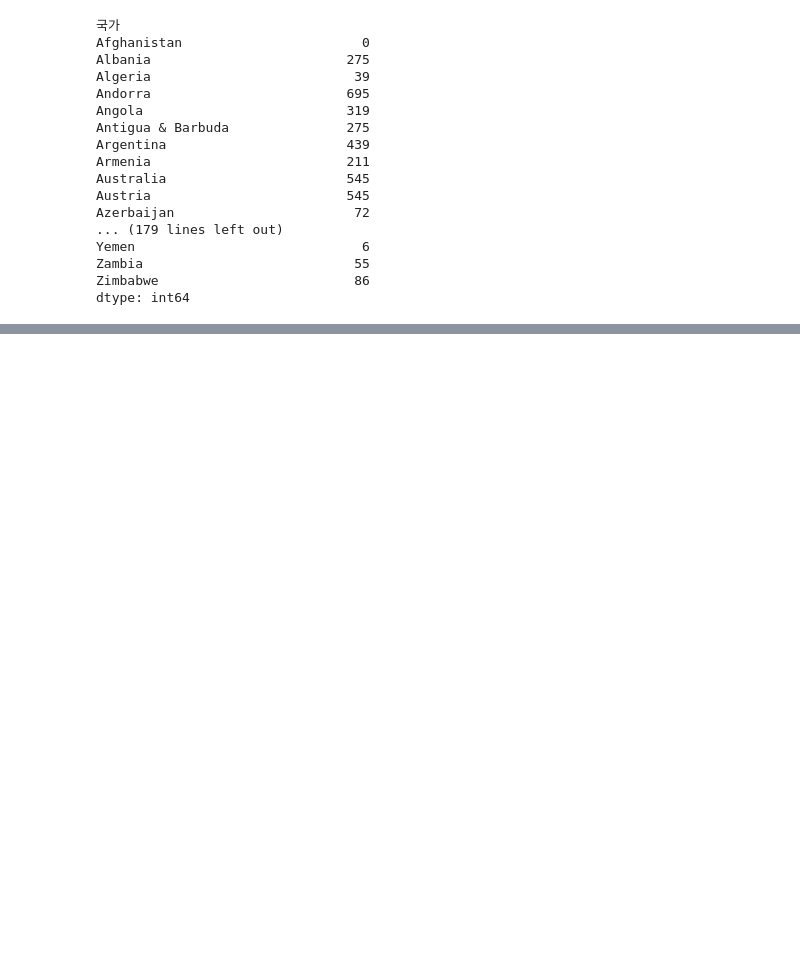
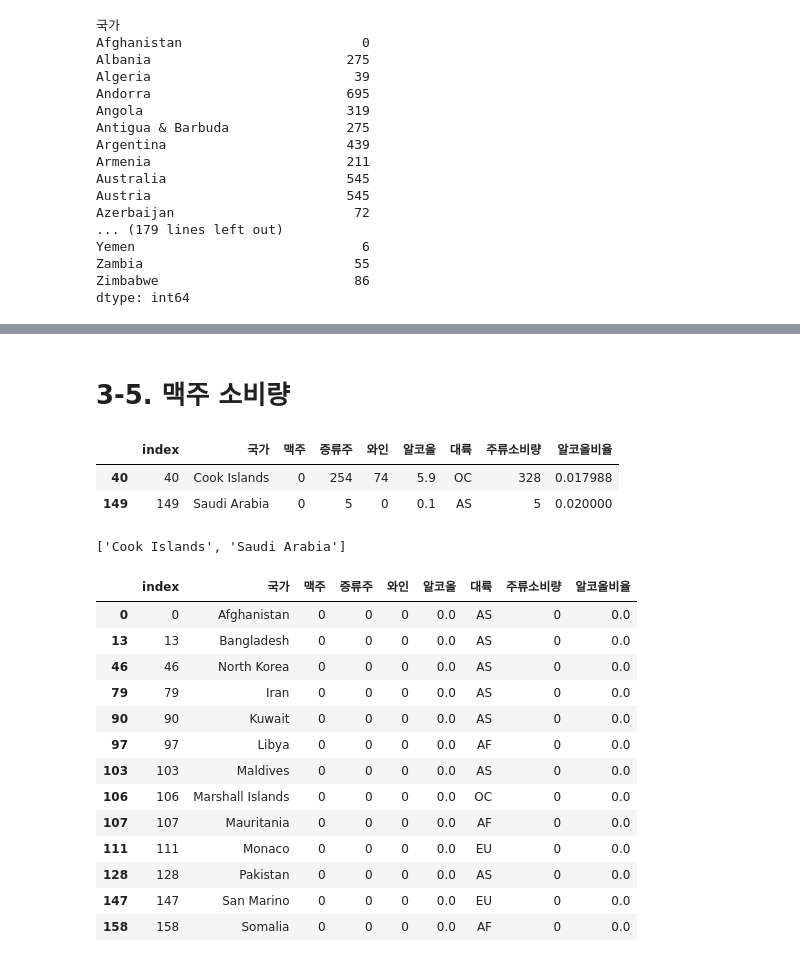
Before and after one commit to orizay/free-fonts, a Jupyter notebook: 데이터_분석_실기_2.ipynb, the cells around one changed output, grey strips where cells are left out. Cells and saved outputs as stored; diff of their text form; code cells hidden in the pictures; blank space fills up the shorter version.

```diff
--- a/데이터_분석_실기_2.ipynb
+++ b/데이터_분석_실기_2.ipynb
@@ -687,0 +801,33 @@ korea
+# %% [markdown]
+# **3-5. 맥주 소비량**
+# %%
+#[2-47] 주류소비량이 있으면서, 맥주를 소비하지 않는 나라이 맥주, 증류주, 와인, 알코올 대륙 등 모든 정보르 구해봅니다.
+# index 사용
+df[(df['주류소비량']>0) & (df['맥주']==0)]
+# %% [output]
+|  | index | 국가 | 맥주 | 증류주 | 와인 | 알코올 | 대륙 | 주류소비량 | 알코올비율 |
+| 40 | 40 | Cook Islands | 0 | 254 | 74 | 5.9 | OC | 328 | 0.017988 |
+| 149 | 149 | Saudi Arabia | 0 | 5 | 0 | 0.1 | AS | 5 | 0.020000 |
+# %%
+#[2-48] 주류소비량이 있으면서, 맥주소비 하지않는 국가의 국가명 목록을 구해봅니다
+df.loc[(df['주류소비량']>0) & (df['맥주']==0), '국가'].to_list()
+# %% [output]
+['Cook Islands', 'Saudi Arabia']
+# %%
+#[2-49] 주류소비량이 정보가 없는 국가의 정보를 구해 봅니다.
+df[df['주류소비량']==0 ]
+# %% [output]
+|  | index | 국가 | 맥주 | 증류주 | 와인 | 알코올 | 대륙 | 주류소비량 | 알코올비율 |
+| 0 | 0 | Afghanistan | 0 | 0 | 0 | 0.0 | AS | 0 | 0.0 |
+| 13 | 13 | Bangladesh | 0 | 0 | 0 | 0.0 | AS | 0 | 0.0 |
+| 46 | 46 | North Korea | 0 | 0 | 0 | 0.0 | AS | 0 | 0.0 |
+| 79 | 79 | Iran | 0 | 0 | 0 | 0.0 | AS | 0 | 0.0 |
+| 90 | 90 | Kuwait | 0 | 0 | 0 | 0.0 | AS | 0 | 0.0 |
+| 97 | 97 | Libya | 0 | 0 | 0 | 0.0 | AF | 0 | 0.0 |
+| 103 | 103 | Maldives | 0 | 0 | 0 | 0.0 | AS | 0 | 0.0 |
+| 106 | 106 | Marshall Islands | 0 | 0 | 0 | 0.0 | OC | 0 | 0.0 |
+| 107 | 107 | Mauritania | 0 | 0 | 0 | 0.0 | AF | 0 | 0.0 |
+| 111 | 111 | Monaco | 0 | 0 | 0 | 0.0 | EU | 0 | 0.0 |
+| 128 | 128 | Pakistan | 0 | 0 | 0 | 0.0 | AS | 0 | 0.0 |
+| 147 | 147 | San Marino | 0 | 0 | 0 | 0.0 | EU | 0 | 0.0 |
+| 158 | 158 | Somalia | 0 | 0 | 0 | 0.0 | AF | 0 | 0.0 |
```
Also changed, not shown: parts of 35 cells of this notebook.
